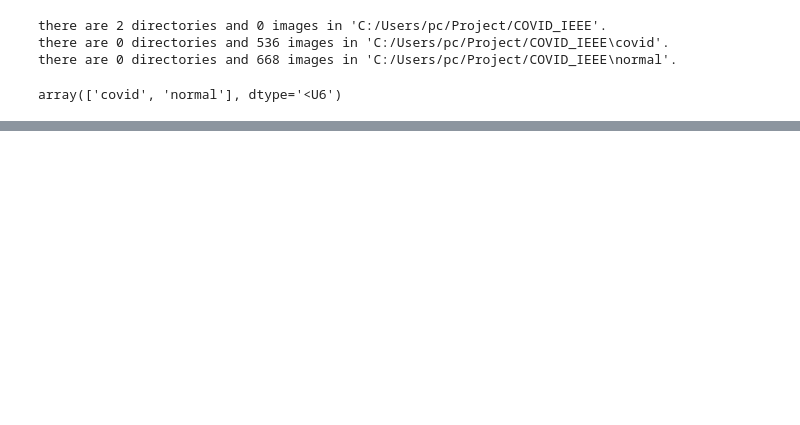
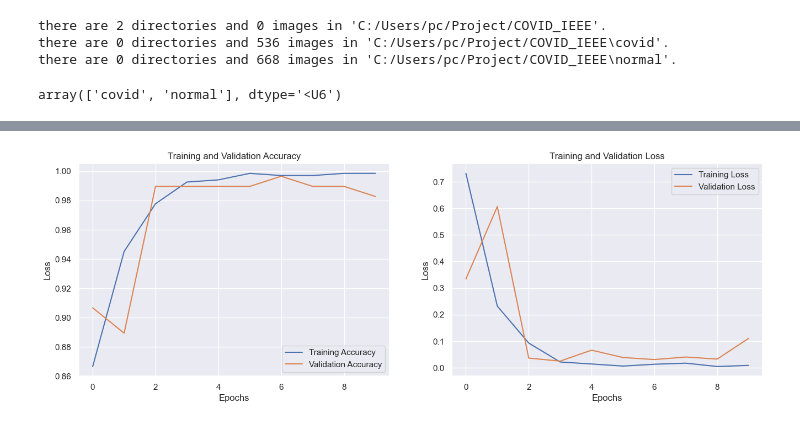
Before and after one commit to Foysal-hosen/Covid-detection-using-MobileNet1, a Jupyter notebook: Untitled.ipynb, the cells around one changed output, grey strips where cells are left out. Drawn from its saved outputs; the diff is of its cells as text; code cells hidden in the pictures; blank space fills up the shorter version.

```diff
--- a/Untitled.ipynb
+++ b/Untitled.ipynb
@@ -83,32 +83,19 @@ y_train = tf.keras.utils.to_categorical(y_train, num_classes=2)
 y_test = tf.keras.utils.to_categorical(y_test, num_classes=2)
 # %%
 epochs=10
+# %%
+base_model = tf.keras.applications.MobileNet(input_shape=[224,224,3], weights = "imagenet", include_top=False)
+
+for layer in base_model.layers:
+  layer.trainable =False
 # %%
-import numpy as np
-import matplotlib.pyplot as plt
-from tensorflow.keras.applications.mobilenet import MobileNet
-from tensorflow.keras.models import Model
-from tensorflow.keras.layers import Dense, Flatten, Dropout
-
-base_model = MobileNet(input_shape=[224,224,3], weights = "imagenet", include_top=False)
-
-for layer in base_model.layers:
-  layer.trainable =False
-
 mobile_net_model = Flatten()(base_model.output)
 
 mobile_net_model = Dense(units=1024, activation="relu")(mobile_net_model)
-mobile_net_model = Dropout(.4)(mobile_net_model)
-
 mobile_net_model = Dense(units=512, activation="relu")(mobile_net_model)
-mobile_net_model = Dropout(.3)(mobile_net_model)
-
 mobile_net_model = Dense(units=256, activation="relu")(mobile_net_model)
-mobile_net_model = Dropout(.25)(mobile_net_model)
-
 
 prediction_layer = Dense(units=2, activation="softmax")(mobile_net_model)
-mobile_net_model = Dropout(.5)(mobile_net_model)
 # %%
 mobile_net_model = Model(inputs = base_model.input, outputs = prediction_layer)
 mobile_net_model.compile(optimizer='adam',loss='categorical_crossentropy',metrics=['accuracy'])
@@ -166,6 +153,26 @@ val_acc = history.history['val_accuracy']
 
 loss = history.history['loss']
 val_loss = history.history['val_loss']
+# %%
+plt.figure(figsize=(16,5))
+plt.subplot(1, 2, 1)
+plt.plot(range(epochs), acc, label='Training Accuracy')
+plt.plot(range(epochs), val_acc, label='Validation Accuracy')
+plt.legend(loc='lower right')
+plt.ylabel('Loss')
+plt.xlabel('Epochs')
+plt.title('Training and Validation Accuracy')
+
+plt.subplot(1, 2, 2)
+plt.plot(range(epochs), loss, label='Training Loss')
+plt.plot(range(epochs), val_loss, label='Validation Loss')
+plt.legend(loc='upper right')
+plt.ylabel('Loss')
+plt.xlabel('Epochs')
+plt.title('Training and Validation Loss')
+plt.show()
+# %% [output]
+[figure, added]
 # %%
 y_pred=mobile_net_model.predict(X_test)
 # %% [output]
```
Also changed, not shown: parts of 10 cells of this notebook.
